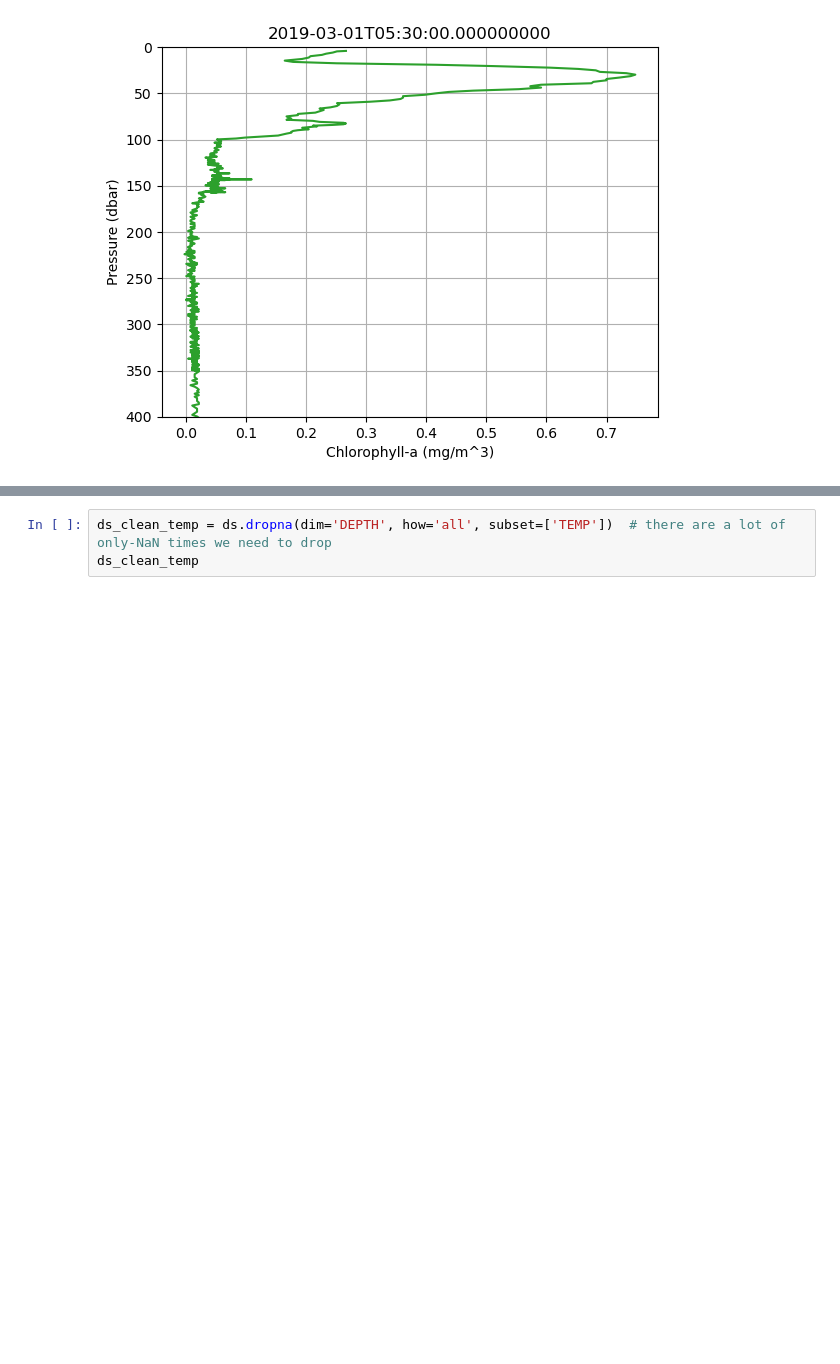
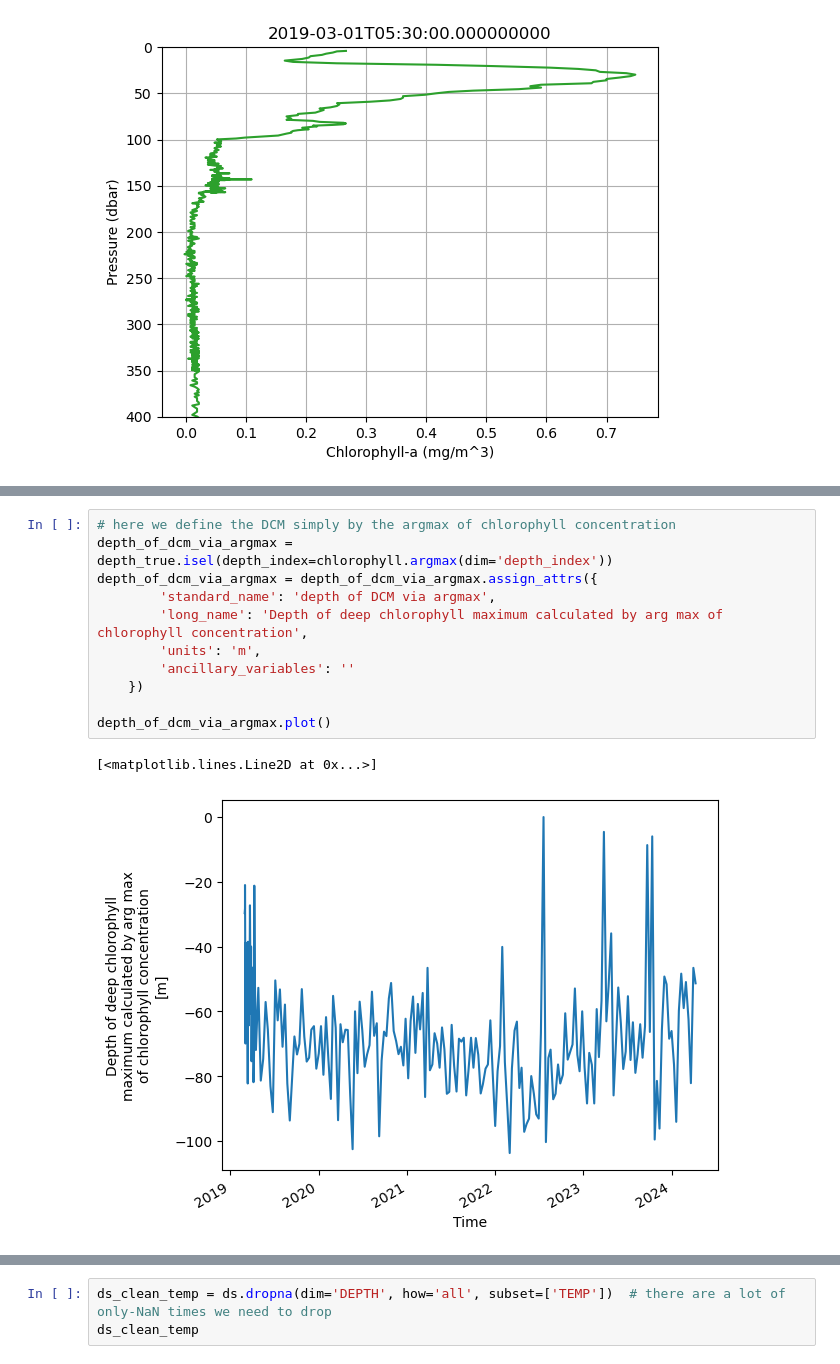
Before and after one commit to ychnli/Stanford-SEA, a Jupyter notebook: bgc_argo_data.ipynb, the cells around one changed output, grey strips where cells are left out. Drawn from its saved outputs; the diff is of its cells as text; blank space fills up the shorter version.

```diff
--- a/bgc_argo_data.ipynb
+++ b/bgc_argo_data.ipynb
@@ -137,0 +109,14 @@ ds_clean.TEMP[0].plot()
+# %%
+# here we define the DCM simply by the argmax of chlorophyll concentration
+depth_of_dcm_via_argmax = depth_true.isel(depth_index=chlorophyll.argmax(dim='depth_index'))
+depth_of_dcm_via_argmax = depth_of_dcm_via_argmax.assign_attrs({
+        'standard_name': 'depth of DCM via argmax',
+        'long_name': 'Depth of deep chlorophyll maximum calculated by arg max of chlorophyll concentration',
+        'units': 'm',
+        'ancillary_variables': ''
+    })
+
+depth_of_dcm_via_argmax.plot()
+# %% [output]
+[<matplotlib.lines.Line2D at 0x...>]
+[figure, added]
```
Also changed, not shown: parts of 17 cells of this notebook, 4 other files.
